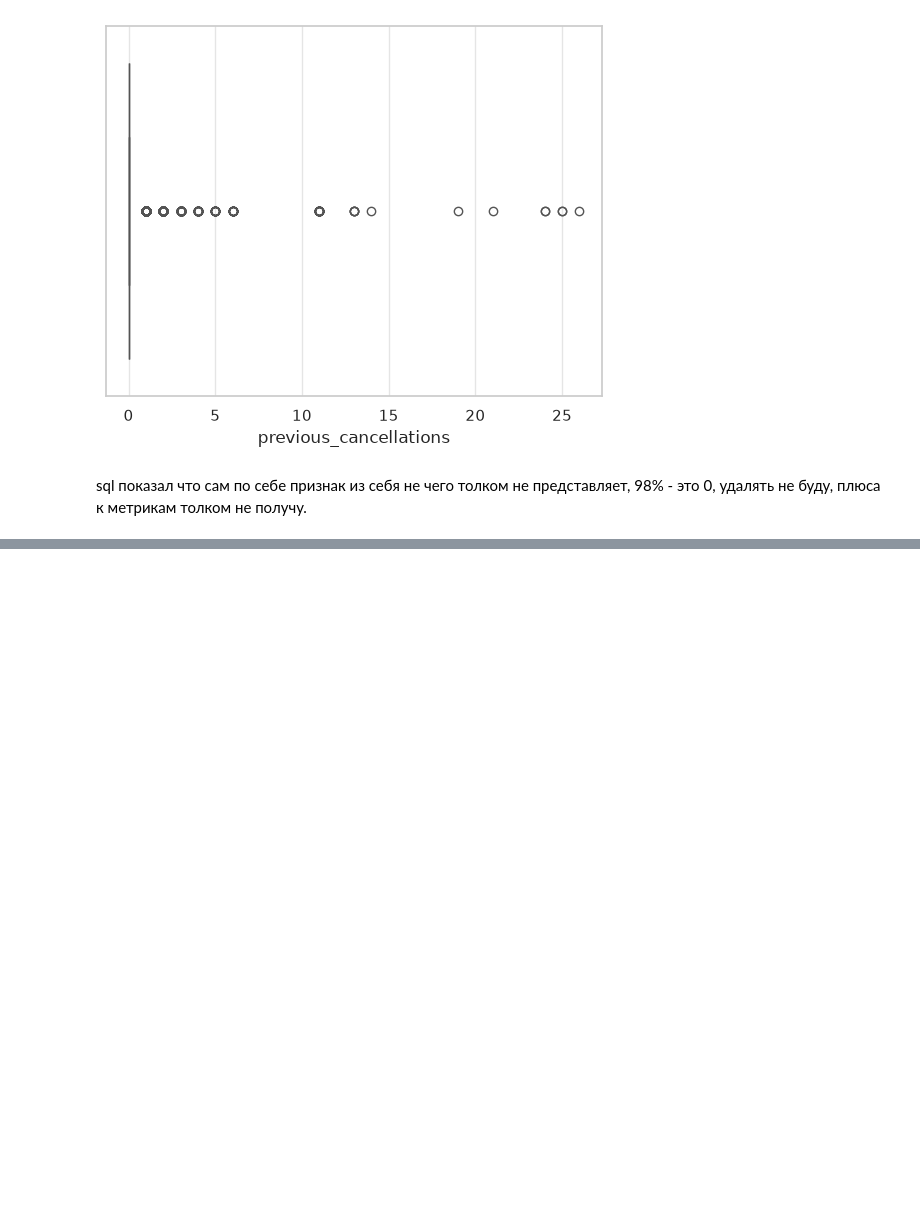
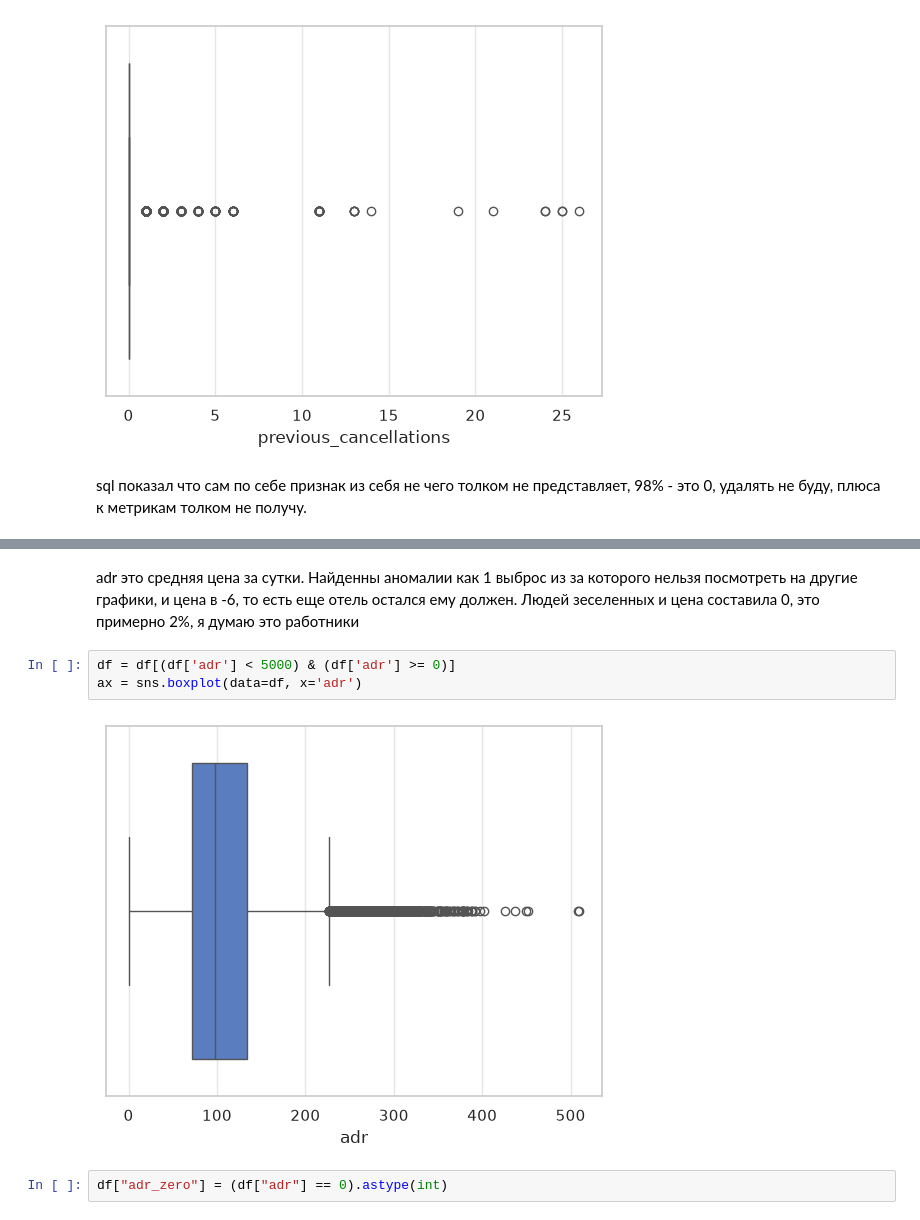
Before and after one commit to ortm01/hotel_book_ds, a Jupyter notebook: notebooks/01_eda.ipynb, the cells around one changed output, grey strips where cells are left out. Saved outputs shown, nothing was run; the diff lists cells and outputs as text; blank space fills up the shorter version.

```diff
--- a/notebooks/01_eda.ipynb
+++ b/notebooks/01_eda.ipynb
@@ -144,0 +156,9 @@ sql показал что сам по себе признак из себя не
+# %% [markdown]
+adr это средняя цена за сутки. Найденны аномалии как 1 выброс из за которого нельзя посмотреть на другие графики, и цена в -6, то есть еще отель остался ему должен. Людей зеселенных и цена составила 0, это примерно 2%, я думаю это работники
+# %%
+df = df[(df['adr'] < 5000) & (df['adr'] >= 0)]
+ax = sns.boxplot(data=df, x='adr')
+# %% [output]
+[figure, added]
+# %%
+df["adr_zero"] = (df["adr"] == 0).astype(int)
```
Also changed, not shown: parts of 8 cells of this notebook.
